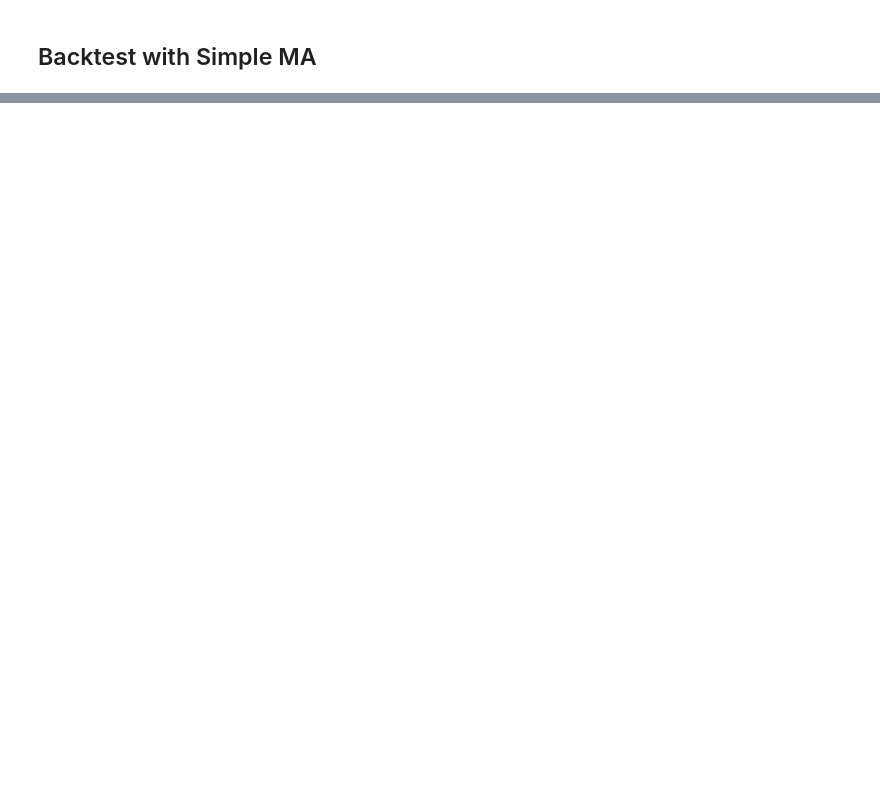
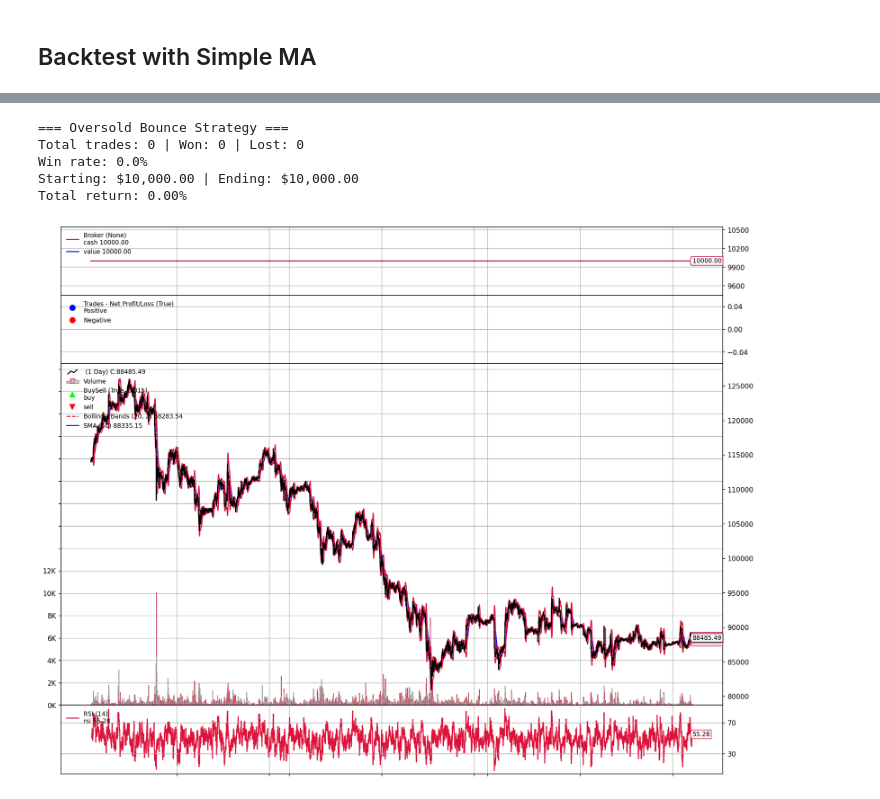
Before and after one commit to devesh2003/crypto-strats, a Jupyter notebook: visualization.ipynb, the cells around one changed output, grey strips where cells are left out. Cells and saved outputs as stored; diff of their text form; code cells hidden in the pictures; blank space fills up the shorter version.

```diff
--- a/visualization.ipynb
+++ b/visualization.ipynb
@@ -165,0 +254,53 @@ Ending Portfolio Value: 9080.006703556879
+# %%
+# Run Oversold Bounce strategy (high win rate)
+cfg = BACKTEST_CONFIG
+cerebro2 = bt.Cerebro()
+cerebro2.adddata(bt.feeds.PandasData(dataname=bt_data))
+cerebro2.addstrategy(OversoldBounceStrategy)
+cerebro2.broker.setcash(cfg['initial_cash'])
+comminfo2 = BinanceFuturesCommInfo(
+    commission_maker=cfg['commission_maker'],
+    commission_taker=cfg['commission_taker'],
+    commission_type=cfg['commission_type'],
+    margin=1 / cfg['leverage'],
+)
+cerebro2.broker.addcommissioninfo(comminfo2)
+cerebro2.addsizer(bt.sizers.PercentSizer, percents=cfg['position_pct'] * cfg['leverage'] * 100)
+cerebro2.addanalyzer(bt.analyzers.TradeAnalyzer, _name='trades')
+
+results = cerebro2.run()
+strat = results[0]
+ta = strat.analyzers.trades.get_analysis()
+
+total = ta.get('total', {}).get('total', 0) or 0
+won = ta.get('won', {}).get('total', 0) or 0
+lost = ta.get('lost', {}).get('total', 0) or 0
+win_rate = (won / total * 100) if total > 0 else 0
+start_val = cerebro2.broker.startingcash
+end_val = cerebro2.broker.getvalue()
+total_return = (end_val - start_val) / start_val * 100
+
+print('=== Oversold Bounce Strategy ===')
+print(f'Total trades: {total} | Won: {won} | Lost: {lost}')
+print(f'Win rate: {win_rate:.1f}%')
+print(f'Starting: ${start_val:,.2f} | Ending: ${end_val:,.2f}')
+print(f'Total return: {total_return:.2f}%')
+
+import io
+from IPython.display import Image, display
+plt.rcParams['figure.figsize'] = [15, 12]
+figs = cerebro2.plot(iplot=False)
+for figlist in figs:
+    for fig in figlist:
+        buf = io.BytesIO()
+        fig.savefig(buf, format='png', dpi=150, bbox_inches='tight')
+        buf.seek(0)
+        display(Image(data=buf.getvalue()))
+        plt.close(fig)
+# %% [output]
+=== Oversold Bounce Strategy ===
+Total trades: 0 | Won: 0 | Lost: 0
+Win rate: 0.0%
+Starting: $10,000.00 | Ending: $10,000.00
+Total return: 0.00%
+[figure, added]
```
Also changed, not shown: parts of 7 cells of this notebook, 4 other files.
